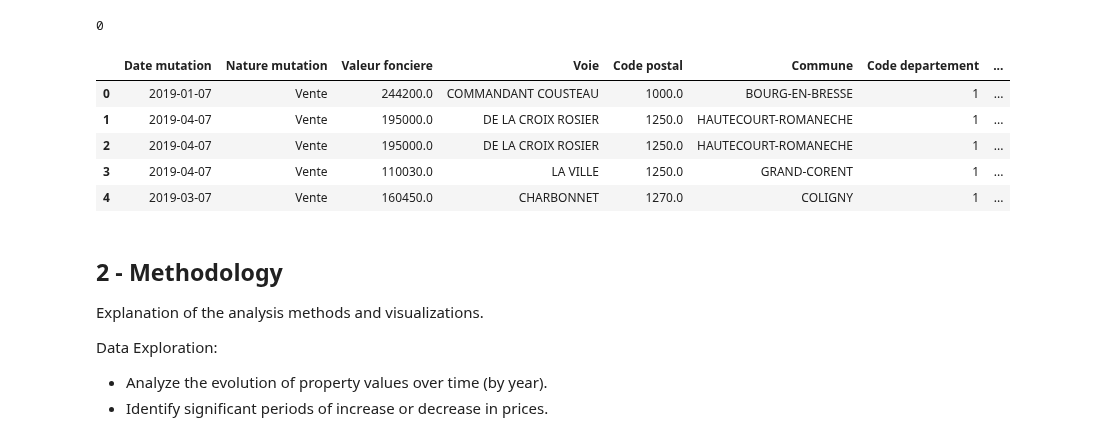
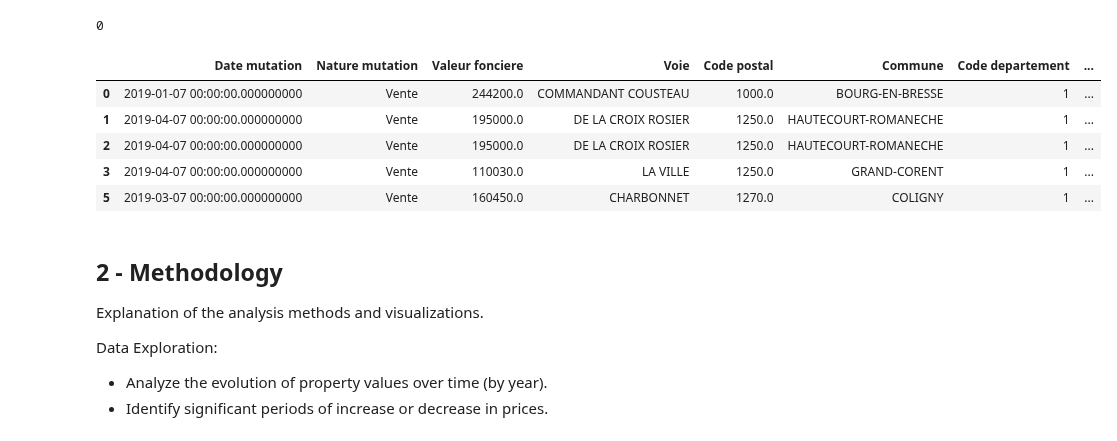
Before and after one commit to Kal3idoscope/Land-data-analysis-French-market, a Jupyter notebook: trends_forecast.ipynb, the cells around one changed output. Cells and saved outputs as stored; diff of their text form; code cells hidden in the pictures.

```diff
--- a/trends_forecast.ipynb
+++ b/trends_forecast.ipynb
@@ -21,0 +17,8 @@ df_tf.head()
+# %%
+df_clean = df_tf[
+    (df_tf['Valeur fonciere'] > 0) &
+    (df_tf['Surface reelle bati'] > 0) &
+    ((df_tf['Nombre pieces principales'] > 0) | (df_tf['Type local'] == 'Terrain'))
+]
+
+df_clean.describe()
@@ -23,13 +36,13 @@ df_tf.head()
 #### CONVERTS TO THE RIGHT TYPE ####
 
 category_convert = ['Nature mutation', 'Voie', 'Code postal', 'Commune', 'Code departement', 'Code commune', 'Code type local', 'Type local']
-df_tf[category_convert] = df_tf[category_convert].astype('category')
+df_clean[category_convert] = df_clean[category_convert].astype('category')
 
-df_tf['Date mutation'] = pd.to_datetime(df_tf['Date mutation'], errors = 'coerce')
-df_tf['Date mutation'] = df_tf['Date mutation'].interpolate(method='linear')
+df_clean['Date mutation'] = pd.to_datetime(df_clean['Date mutation'], errors = 'coerce')
+df_clean['Date mutation'] = df_clean['Date mutation'].interpolate(method='linear')
 
-df_tf['Valeur fonciere']=df_tf['Valeur fonciere'].replace({'\xa0':'',',':'.'}, regex=True)
-df_tf['Valeur fonciere']=pd.to_numeric(df_tf['Valeur fonciere'], errors='coerce')
+df_clean['Valeur fonciere']=df_clean['Valeur fonciere'].replace({'\xa0':'',',':'.'}, regex=True)
+df_clean['Valeur fonciere']=pd.to_numeric(df_clean['Valeur fonciere'], errors='coerce')
 
-df_tf.info()
+df_clean.info()
 # %% [output]
@@ -77,14 +109,14 @@ df_tf.duplicated().sum()
 # %% [output]
 0
 # %%
-df_tf.head()
+df_clean.head()
 # %% [output]
 |  | Date mutation | Nature mutation | Valeur fonciere | Voie | Code postal | Commune | Code departement | ... |
-| 0 | 2019-01-07 | Vente | 244200.0 | COMMANDANT COUSTEAU | 1000.0 | BOURG-EN-BRESSE | 1 | ... |
-| 1 | 2019-04-07 | Vente | 195000.0 | DE LA CROIX ROSIER | 1250.0 | HAUTECOURT-ROMANECHE | 1 | ... |
-| 2 | 2019-04-07 | Vente | 195000.0 | DE LA CROIX ROSIER | 1250.0 | HAUTECOURT-ROMANECHE | 1 | ... |
-| 3 | 2019-04-07 | Vente | 110030.0 | LA VILLE | 1250.0 | GRAND-CORENT | 1 | ... |
-| 4 | 2019-03-07 | Vente | 160450.0 | CHARBONNET | 1270.0 | COLIGNY | 1 | ... |
+| 0 | 2019-01-07 00:00:00.000000000 | Vente | 244200.0 | COMMANDANT COUSTEAU | 1000.0 | BOURG-EN-BRESSE | 1 | ... |
+| 1 | 2019-04-07 00:00:00.000000000 | Vente | 195000.0 | DE LA CROIX ROSIER | 1250.0 | HAUTECOURT-ROMANECHE | 1 | ... |
+| 2 | 2019-04-07 00:00:00.000000000 | Vente | 195000.0 | DE LA CROIX ROSIER | 1250.0 | HAUTECOURT-ROMANECHE | 1 | ... |
+| 3 | 2019-04-07 00:00:00.000000000 | Vente | 110030.0 | LA VILLE | 1250.0 | GRAND-CORENT | 1 | ... |
+| 5 | 2019-03-07 00:00:00.000000000 | Vente | 160450.0 | CHARBONNET | 1270.0 | COLIGNY | 1 | ... |
 # %% [markdown]
 ## 2 - Methodology ##
 
```
Also changed, not shown: parts of 12 cells of this notebook.
